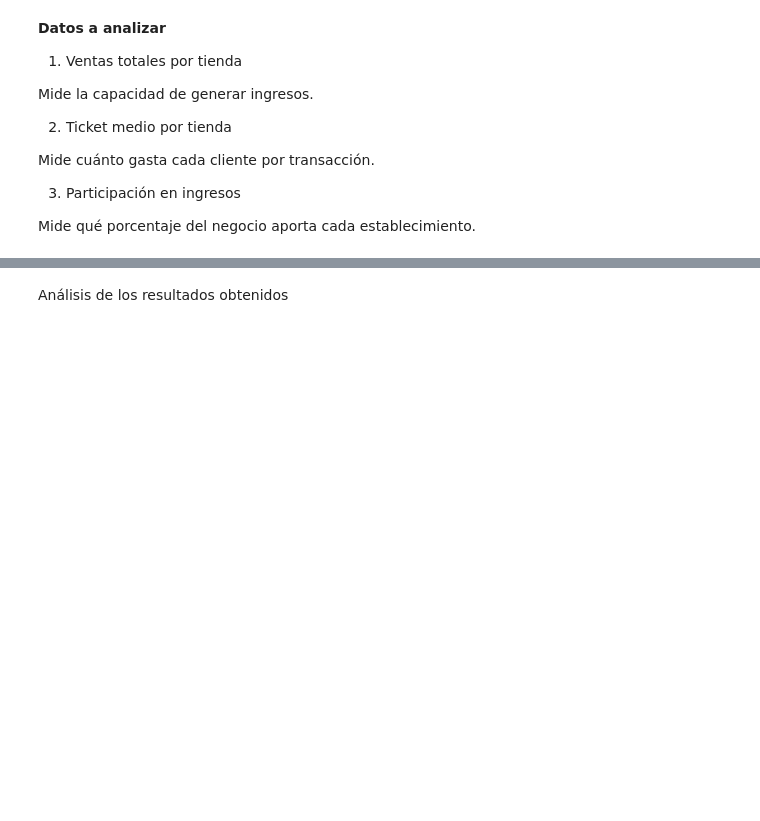
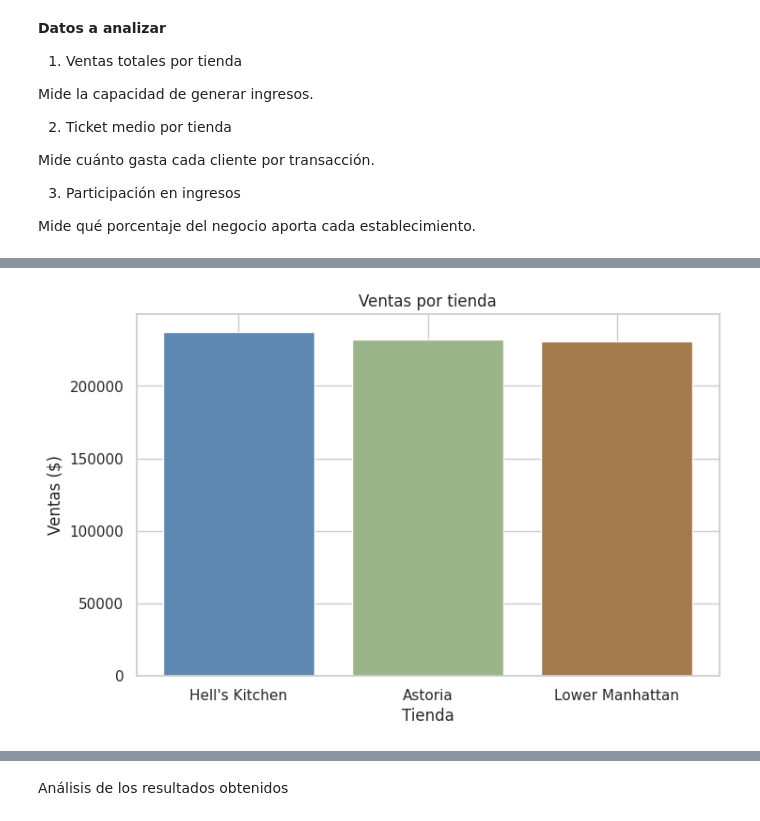
Before and after one commit to EliasHernandezBar/Proyecto-Final, a Jupyter notebook: Proyecto_Integrador.ipynb, the cells around one changed output, grey strips where cells are left out. Cells and saved outputs as stored; diff of their text form; code cells hidden in the pictures; blank space fills up the shorter version.

```diff
--- a/Proyecto_Integrador.ipynb
+++ b/Proyecto_Integrador.ipynb
@@ -1128,17 +1197,24 @@ df_store
 # %%
 #Gráfico 1 - Ventas por tienda
 
 import matplotlib.pyplot as plt
 
+# Definimos los colores basados en eol manual de marca
+colores = ['#5F88B0', '#9BB58A','#A37A4C' ]
+
 plt.figure(figsize=(8,5))
 
+# Usamos el parámetro color para asignar la lista
 plt.bar(
     df_store["store_location"],
-    df_store["net_sales"]
+    df_store["net_sales"],
+    color=colores
 )
 
 plt.title("Ventas por tienda")
 plt.xlabel("Tienda")
 plt.ylabel("Ventas ($)")
 
 plt.show()
+# %% [output]
+[figure, added]
```
Also changed, not shown: parts of 35 cells of this notebook.
